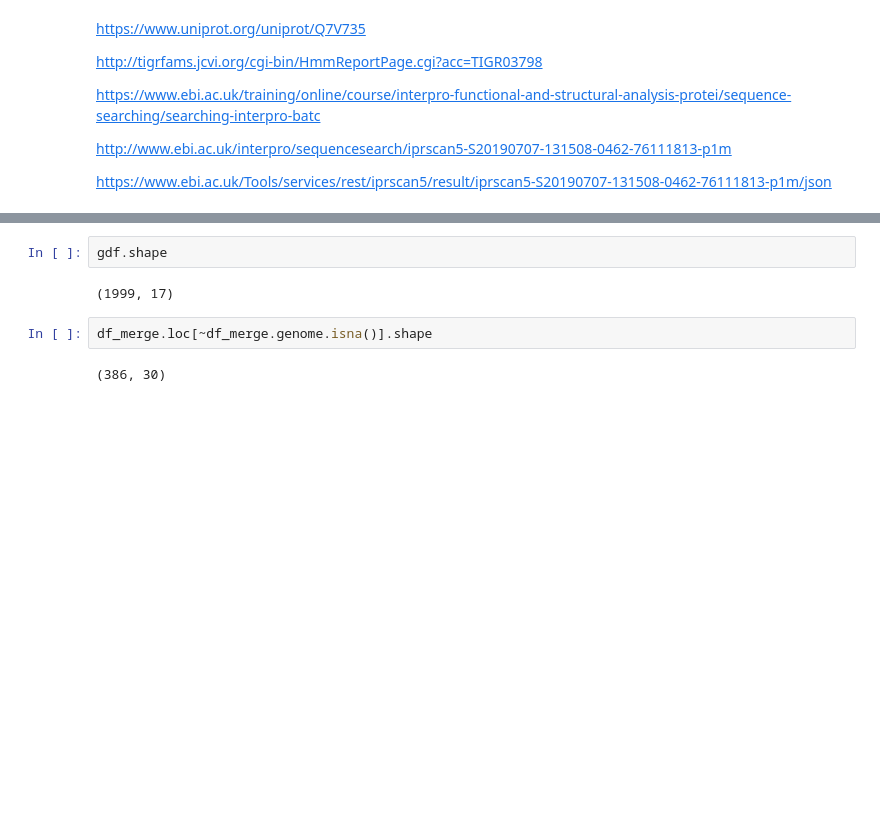
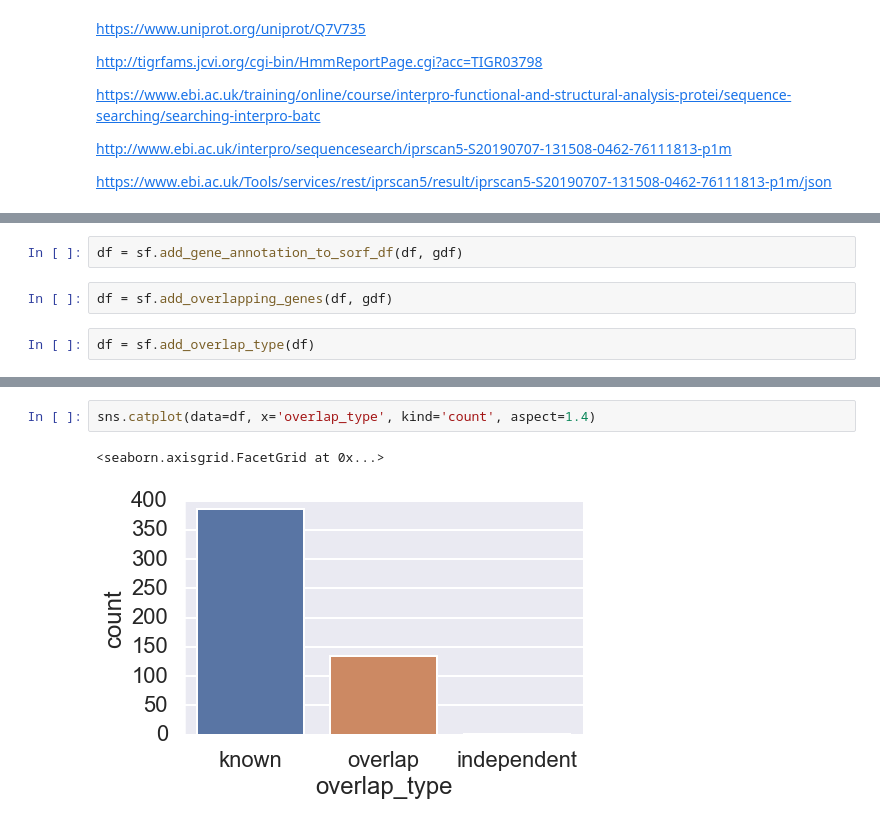
Before and after one commit to wosnat/sep, a Jupyter notebook: find orfs.ipynb, the cells around one changed output, grey strips where cells are left out. Drawn from its saved outputs; the diff is of its cells as text; blank space fills up the shorter version.

```diff
--- a/find orfs.ipynb
+++ b/find orfs.ipynb
@@ -210,3 +78,9 @@ Name: aaseq, dtype: object
+# %%
+df = sf.add_gene_annotation_to_sorf_df(df, gdf)
+# %%
+df = sf.add_overlapping_genes(df, gdf)
+# %%
+df = sf.add_overlap_type(df)
 # %%
 df.columns
 # %% [output]
@@ -252,8 +93,5 @@ df_merge.head().T
-# %%
-gdf.shape
-# %% [output]
-(1999, 17)
-# %%
-df_merge.loc[~df_merge.genome.isna()].shape
-# %% [output]
-(386, 30)
+# %%
+sns.catplot(data=df, x='overlap_type', kind='count', aspect=1.4)
+# %% [output]
+<seaborn.axisgrid.FacetGrid at 0x...>
+[figure, added]
```
Also changed, not shown: parts of 28 cells of this notebook, 2 other files.
